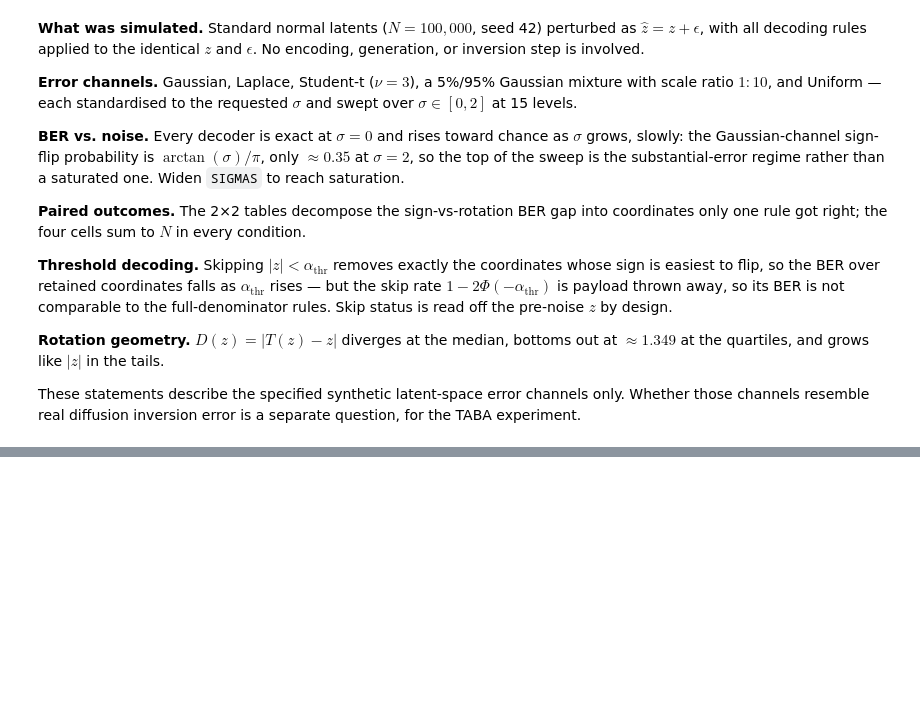
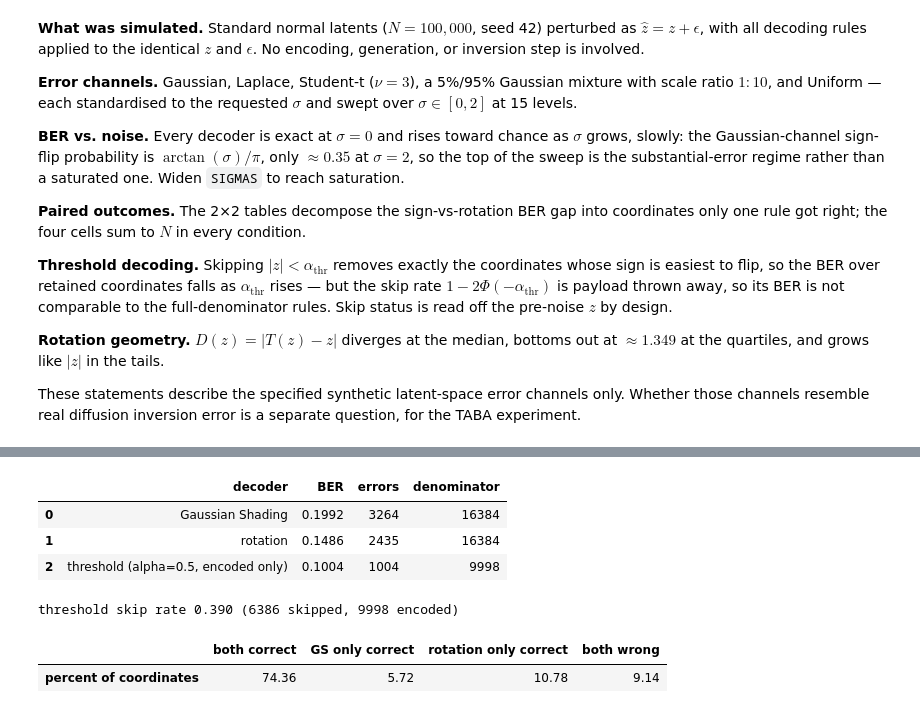
Before and after one commit to samuelcohen1/gaussian_rotation, a Jupyter notebook: gaussian_shading_vs_rotation.ipynb, the cells around one changed output, grey strips where cells are left out. Drawn from its saved outputs; the diff is of its cells as text; code cells hidden in the pictures; blank space fills up the shorter version.

```diff
--- a/gaussian_shading_vs_rotation.ipynb
+++ b/gaussian_shading_vs_rotation.ipynb
@@ -588,0 +616,40 @@ channels resemble real diffusion inversion error is a separate question, for the
+# %%
+T_inv = rotate_latent(z0)
+gs_err = decode_gaussian_shading(z0, z1)
+rot_err = decode_rotation(z0, z1, T_inv)
+encoded, thr_err = decode_threshold(z0, z1)
+thr = threshold_stats(encoded, thr_err, z0.size)
+
+inv_n = z0.size
+inv_summary = pd.DataFrame(
+    {
+        "decoder": ["Gaussian Shading", "rotation", f"threshold (alpha={THR_ALPHA}, encoded only)"],
+        "BER": [gs_err.mean(), rot_err.mean(), thr["thr_ber"]],
+        "errors": [int(gs_err.sum()), int(rot_err.sum()), int(thr_err.sum())],
+        "denominator": [inv_n, inv_n, thr["thr_n_encoded"]],
+    }
+)
+display(inv_summary.round(4))
+print(
+    f"threshold skip rate {thr['thr_skip_rate']:.3f} "
+    f"({thr['thr_n_skipped']} skipped, {thr['thr_n_encoded']} encoded)"
+)
+
+inv_pairs = pd.DataFrame(
+    {
+        "both correct": [100 * np.mean(~gs_err & ~rot_err)],
+        "GS only correct": [100 * np.mean(~gs_err & rot_err)],
+        "rotation only correct": [100 * np.mean(gs_err & ~rot_err)],
+        "both wrong": [100 * np.mean(gs_err & rot_err)],
+    },
+    index=["percent of coordinates"],
+)
+display(inv_pairs.round(2))
+# %% [output]
+|  | decoder | BER | errors | denominator |
+| 0 | Gaussian Shading | 0.1992 | 3264 | 16384 |
+| 1 | rotation | 0.1486 | 2435 | 16384 |
+| 2 | threshold (alpha=0.5, encoded only) | 0.1004 | 1004 | 9998 |
+threshold skip rate 0.390 (6386 skipped, 9998 encoded)
+|  | both correct | GS only correct | rotation only correct | both wrong |
+| percent of coordinates | 74.36 | 5.72 | 10.78 | 9.14 |
```
Also changed, not shown: parts of 5 cells of this notebook, 1 other file.
